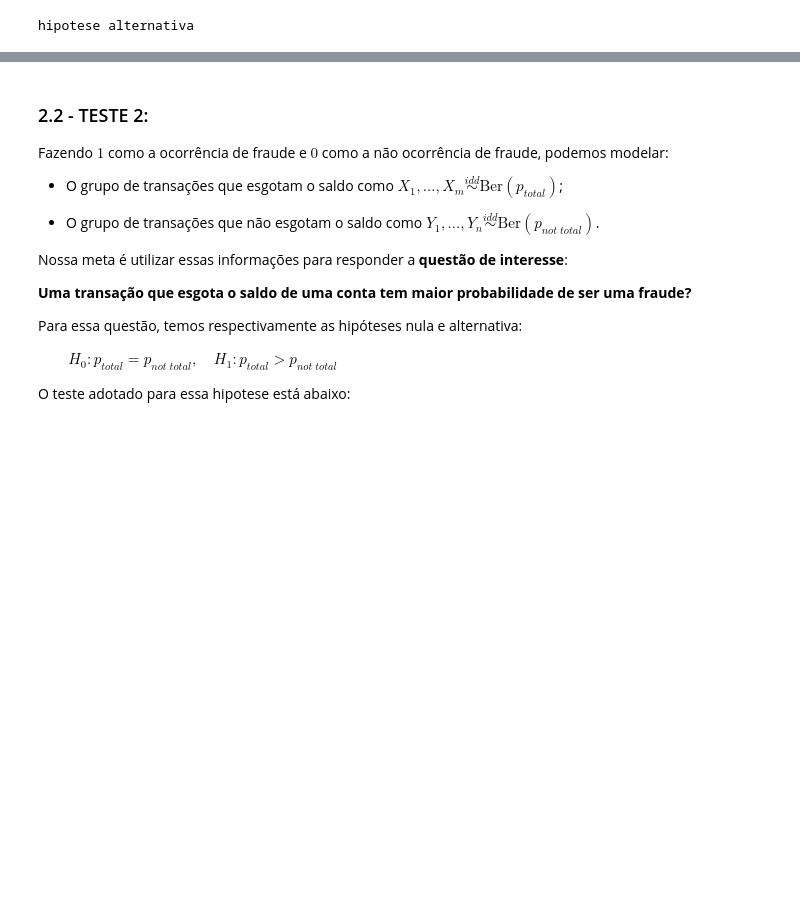
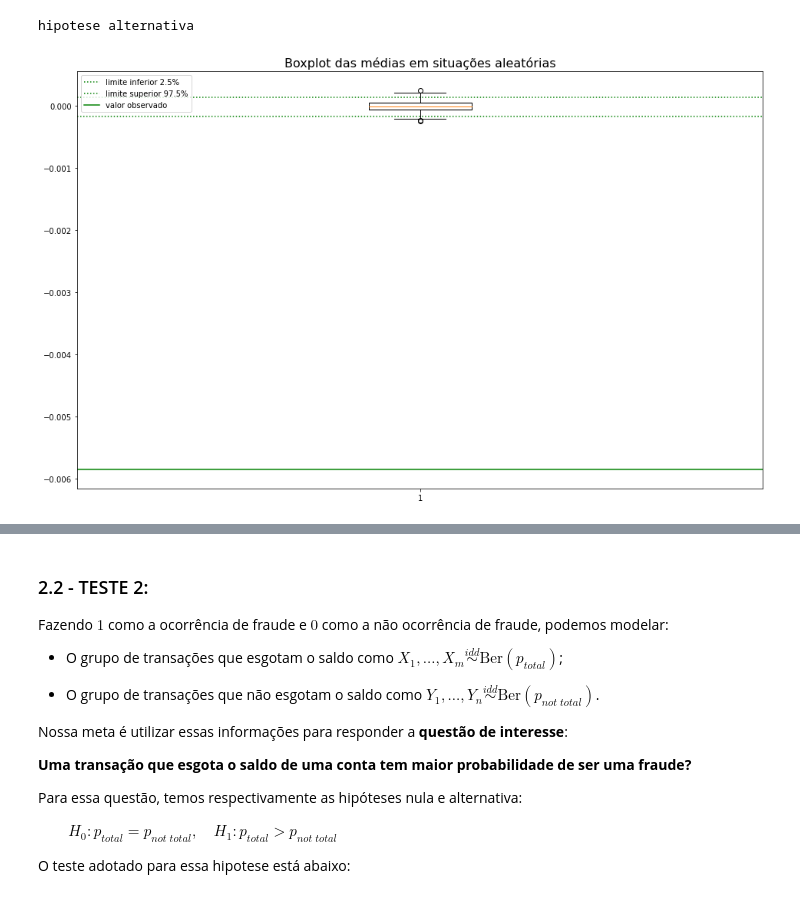
Before and after one commit to henriquemoc/Fraud-Classification, a Jupyter notebook: fraude.ipynb, the cells around one changed output, grey strips where cells are left out. Saved outputs shown, nothing was run; the diff lists cells and outputs as text; code cells hidden in the pictures; blank space fills up the shorter version.

Commit message:
Adicionar novo gráfico(boxplot) no teste de permutação

```diff
--- a/fraude.ipynb
+++ b/fraude.ipynb
@@ -373,6 +371,18 @@ else:
     print("hipotese alternativa")
 # %% [output]
 hipotese alternativa
+# %%
+plt.boxplot(diffs)
+inf = plt.axhline(y=c_inf, color = "g", ls = ":", label="limite inferior 2.5%")
+sup = plt.axhline(y=c_sup, color = "g", ls = ":", label="limite superior 97.5%")
+obs = plt.axhline(y=t_obs, color = "g", ls = "-", label="valor observado")
+
+plt.legend(handles=[inf, sup, obs], loc=2)
+
+plt.title("Boxplot das médias em situações aleatórias", fontdict={"fontsize": 16})
+plt.show()
+# %% [output]
+[figure, added]
 # %%
 plt.hist(diffs)
 inf = plt.axvline(x=c_inf, color = "r", ls = ":", label="limite inferior 2.5%")
```
Also changed, not shown: parts of 3 cells of this notebook.
